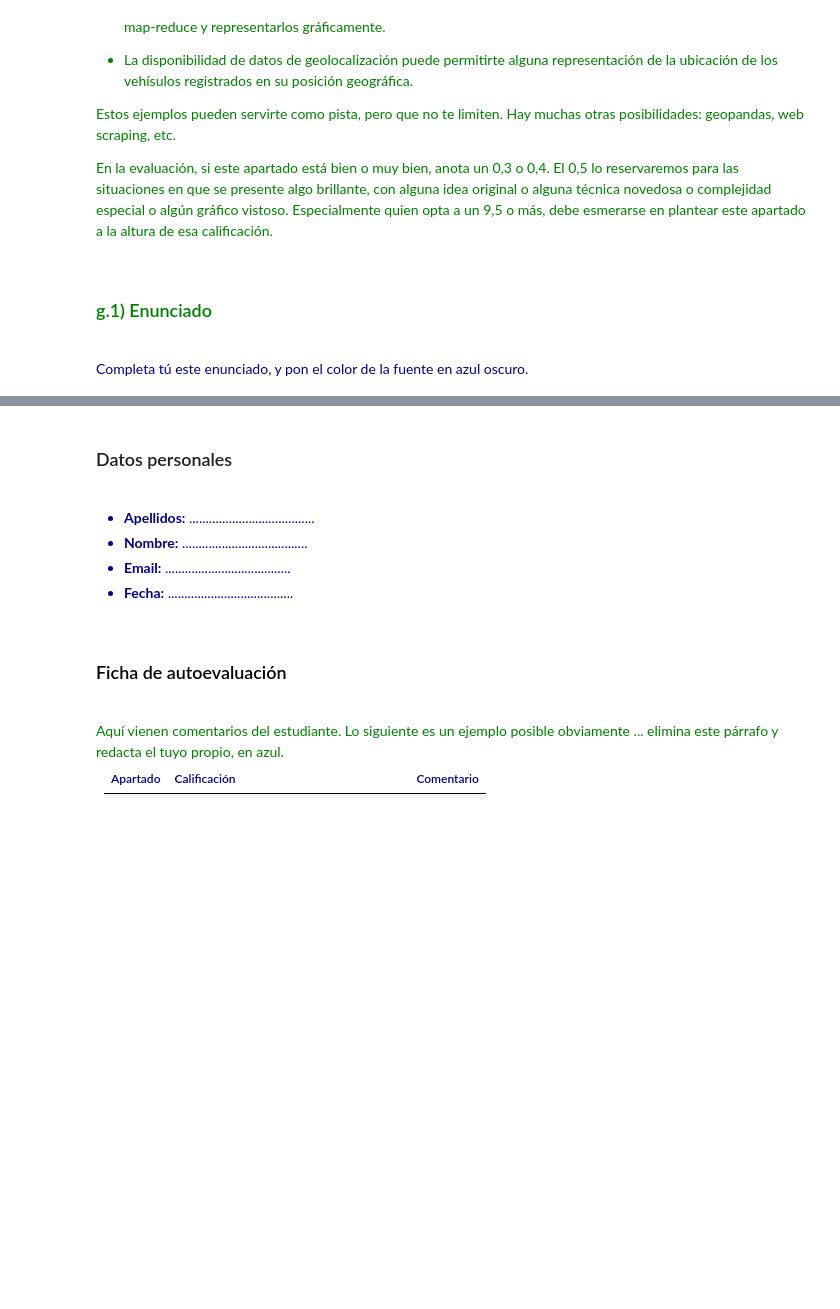
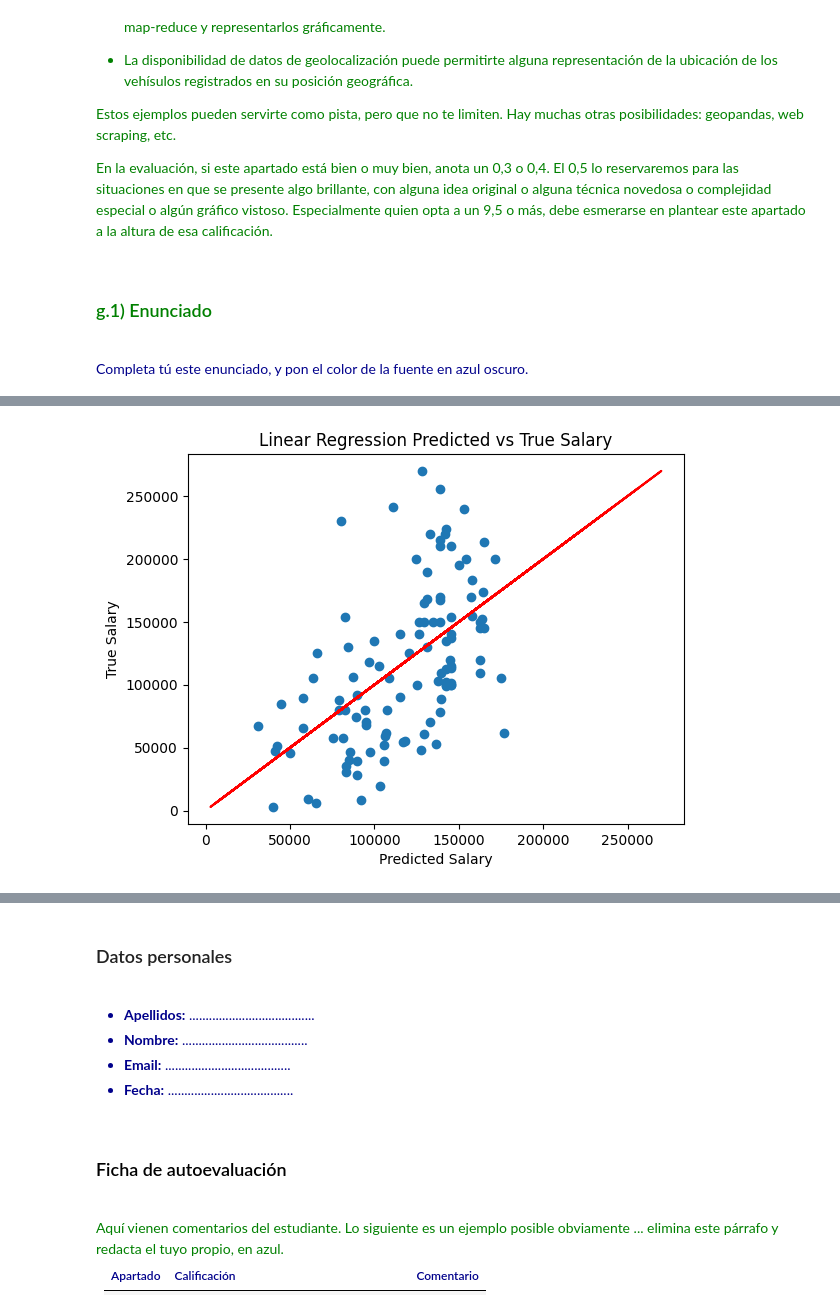
Before and after one commit to alejbormeg/MasterBigDataML-PythonCourse, a Jupyter notebook: python project/-- data_science_salaries/ds_salaries_ver3_enunciado.ipynb, the cells around one changed output, grey strips where cells are left out. Drawn from its saved outputs; the diff is of its cells as text; code cells hidden in the pictures; blank space fills up the shorter version.

```diff
--- a/python project/-- data_science_salaries/ds_salaries_ver3_enunciado.ipynb
+++ b/python project/-- data_science_salaries/ds_salaries_ver3_enunciado.ipynb
@@ -1321,0 +1338,81 @@ Linear Regression Intercept: 111065.63928960933
+# %%
+X = data.drop(['salary_in_usd'], axis=1)  # Features
+y = data['salary_in_usd']  # Target variable
+
+# Split the data into training and testing sets
+X_train, X_test, y_train, y_test = train_test_split(X, y, test_size=0.2, random_state=42)
+
+# Standardize the data
+scaler = StandardScaler()
+X_train_scaled = scaler.fit_transform(X_train)
+X_test_scaled = scaler.transform(X_test)
+
+# Apply PCA
+pca = PCA()
+X_train_pca = pca.fit_transform(X_train_scaled)
+X_test_pca = pca.transform(X_test_scaled)
+
+# Find the number of components explaining 90% of the variance
+total_variance = 0
+num_components = 0
+for explained_variance in pca.explained_variance_ratio_:
+    total_variance += explained_variance
+    num_components += 1
+    if total_variance >= 0.90:
+        break
+
+# Linear Regression using all PCA components
+regression_model = LinearRegression()
+regression_model.fit(X_train_pca, y_train)
+
+# Results: Explained Variance Ratio by each Principal Component
+explained_variance = pca.explained_variance_ratio_
+column_names = X.columns
+
+# Selecting the top components
+num_components = 5  # Example: selecting the top 5 components
+top_components = pd.Series(explained_variance, index=column_names).nlargest(num_components)
+
+print("Top Components based on Explained Variance:")
+print(top_components)
+
+# Evaluate the model on the test set
+test_score = regression_model.score(X_test_pca, y_test)
+print(f"Linear Regression R-squared on Test Set: {test_score}")
+
+# Plot the points and the solution line (for demonstration purposes only)
+predictions = regression_model.predict(X_test_pca)
+
+plt.scatter(predictions, y_test)
+plt.plot(y_test, y_test, color='red', linestyle='-')
+plt.xlabel('Predicted Salary')
+plt.ylabel('True Salary')
+plt.title('Linear Regression Predicted vs True Salary')
+plt.show()
+
+
+# Now PCA using only the selected components for training and testing data
+X_train_pca = X_train_pca[:, :num_components]
+X_test_pca = X_test_pca[:, :num_components]
+
+# Linear Regression using selected PCA components
+regression_model = LinearRegression()
+regression_model.fit(X_train_pca, y_train)
+
+# Results: Selected Components and R-squared
+print(f"Selected Components explaining 90% of the variance: {num_components}")
+
+# Evaluate the model on the test set
+test_score = regression_model.score(X_test_pca, y_test)
+print(f"Linear Regression R-squared on Test Set with selected components: {test_score}")
+
+# Plot the points and the solution line (for demonstration purposes only)
+predictions = regression_model.predict(X_test_pca)
+
+plt.scatter(predictions, y_test)
+plt.plot(y_test, y_test, color='red', linestyle='-')
+plt.xlabel('Predicted Salary')
+plt.ylabel('True Salary')
+plt.title('Linear Regression Predicted vs True Salary')
+plt.show()
+# %% [output]
@@ -1321,0 +1427 @@ Linear Regression Intercept: 111065.63928960933
+[figure, added]
```
Also changed, not shown: parts of 2 cells of this notebook.
